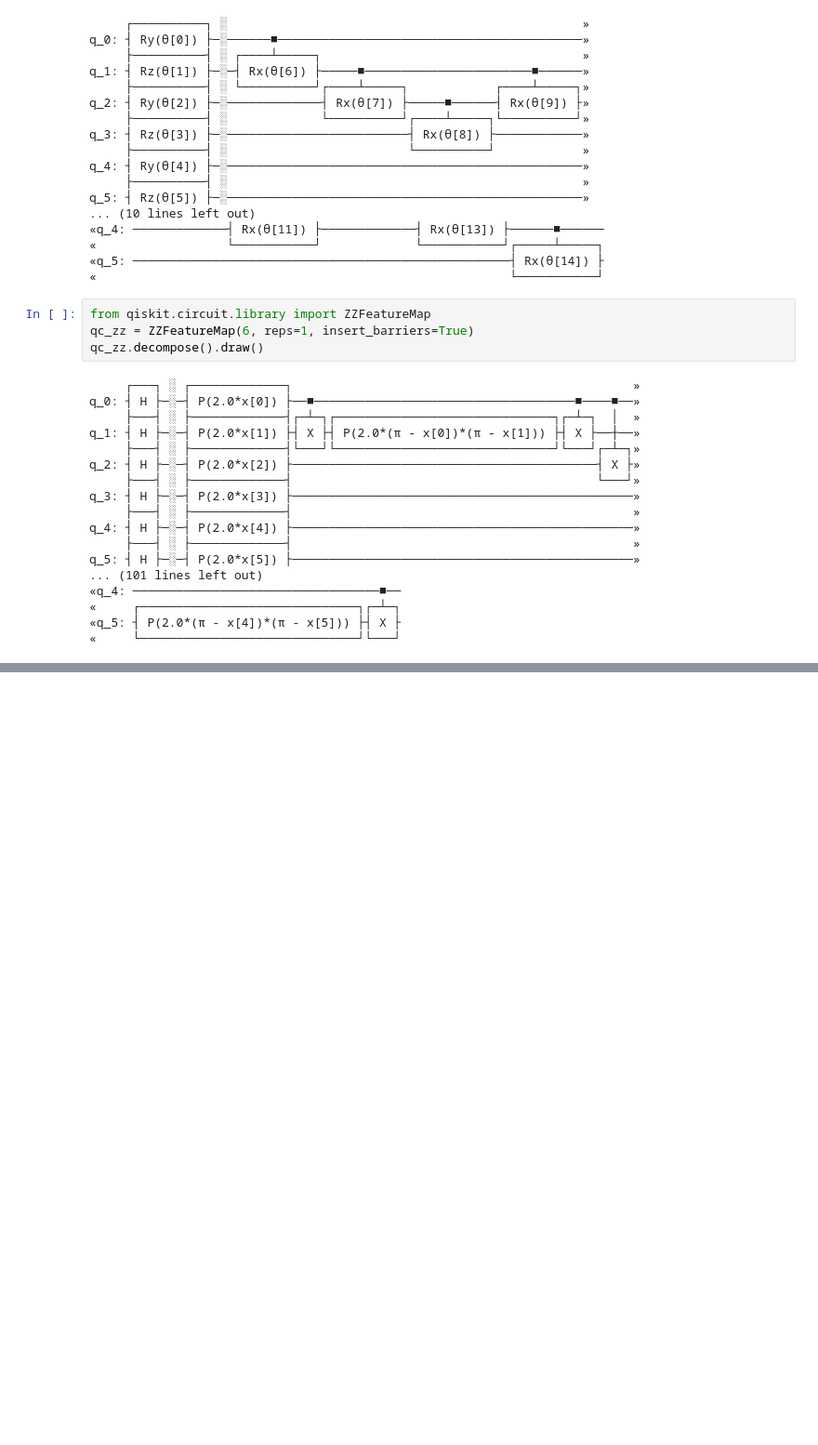
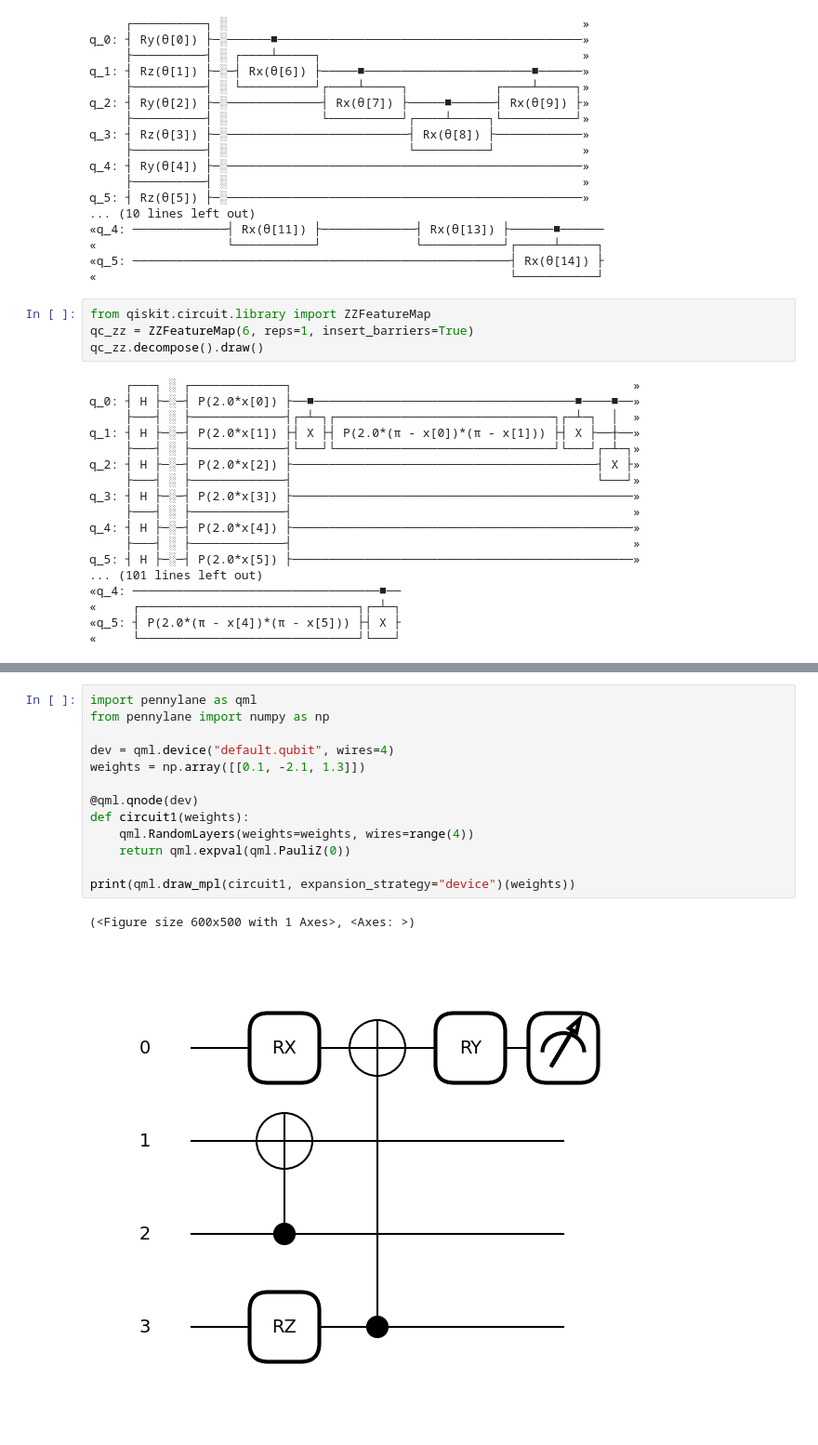
Before and after one commit to luccasmarim/qiskit, a Jupyter notebook: quantum-transfer-learning.ipynb, the cells around one changed output, grey strips where cells are left out. Shown at 93% size. Drawn from its saved outputs; the diff is of its cells as text; blank space fills up the shorter version.

```diff
--- a/quantum-transfer-learning.ipynb
+++ b/quantum-transfer-learning.ipynb
@@ -415,0 +479,16 @@ q_5: ┤ H ├─░─┤ P(2.0*x[5]) ├────────────
+# %%
+import pennylane as qml
+from pennylane import numpy as np
+
+dev = qml.device("default.qubit", wires=4)
+weights = np.array([[0.1, -2.1, 1.3]])
+
+@qml.qnode(dev)
+def circuit1(weights):
+    qml.RandomLayers(weights=weights, wires=range(4))
+    return qml.expval(qml.PauliZ(0))
+
+print(qml.draw_mpl(circuit1, expansion_strategy="device")(weights))
+# %% [output]
+(<Figure size 600x500 with 1 Axes>, <Axes: >)
+[figure, added]
```
Also changed, not shown: parts of 11 cells of this notebook.
